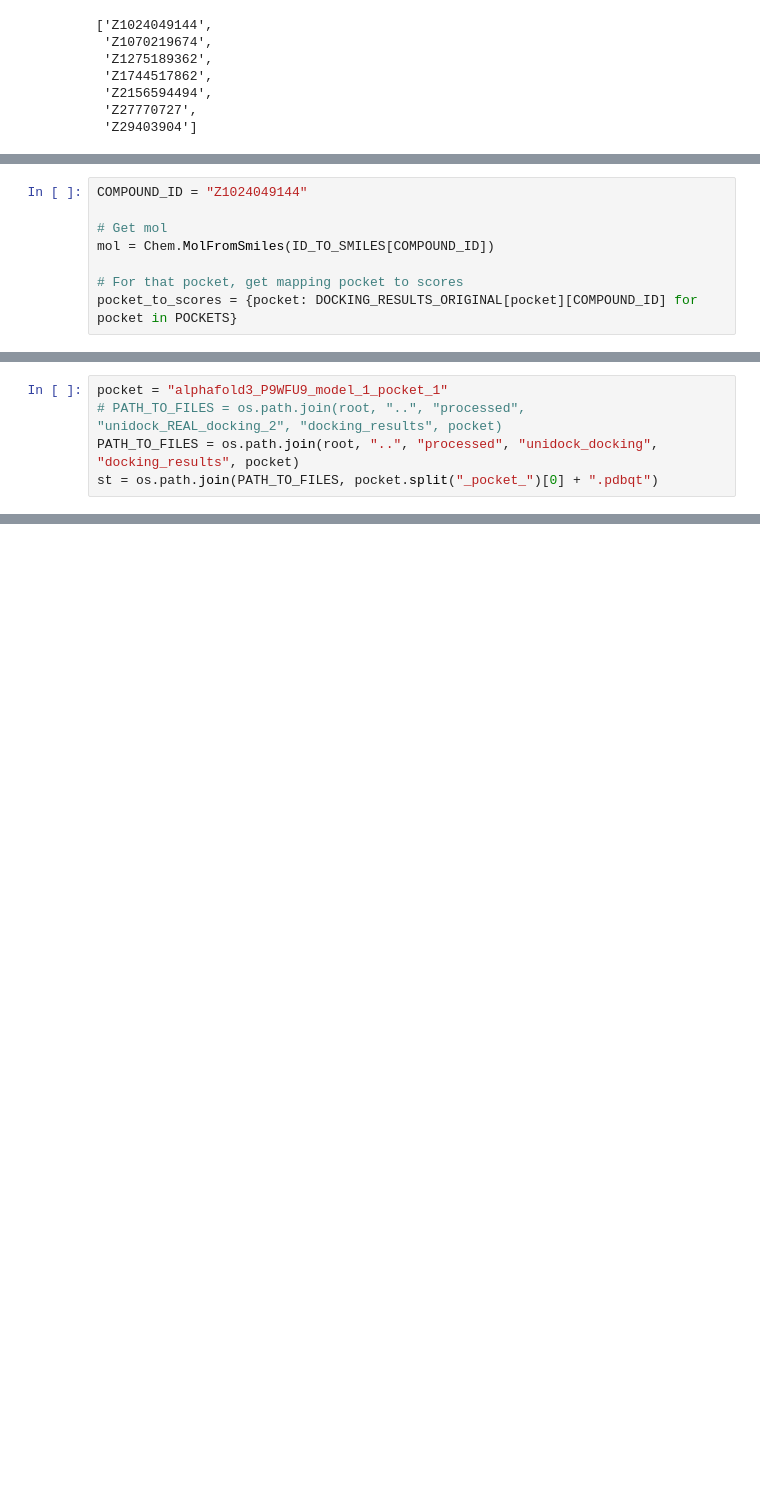
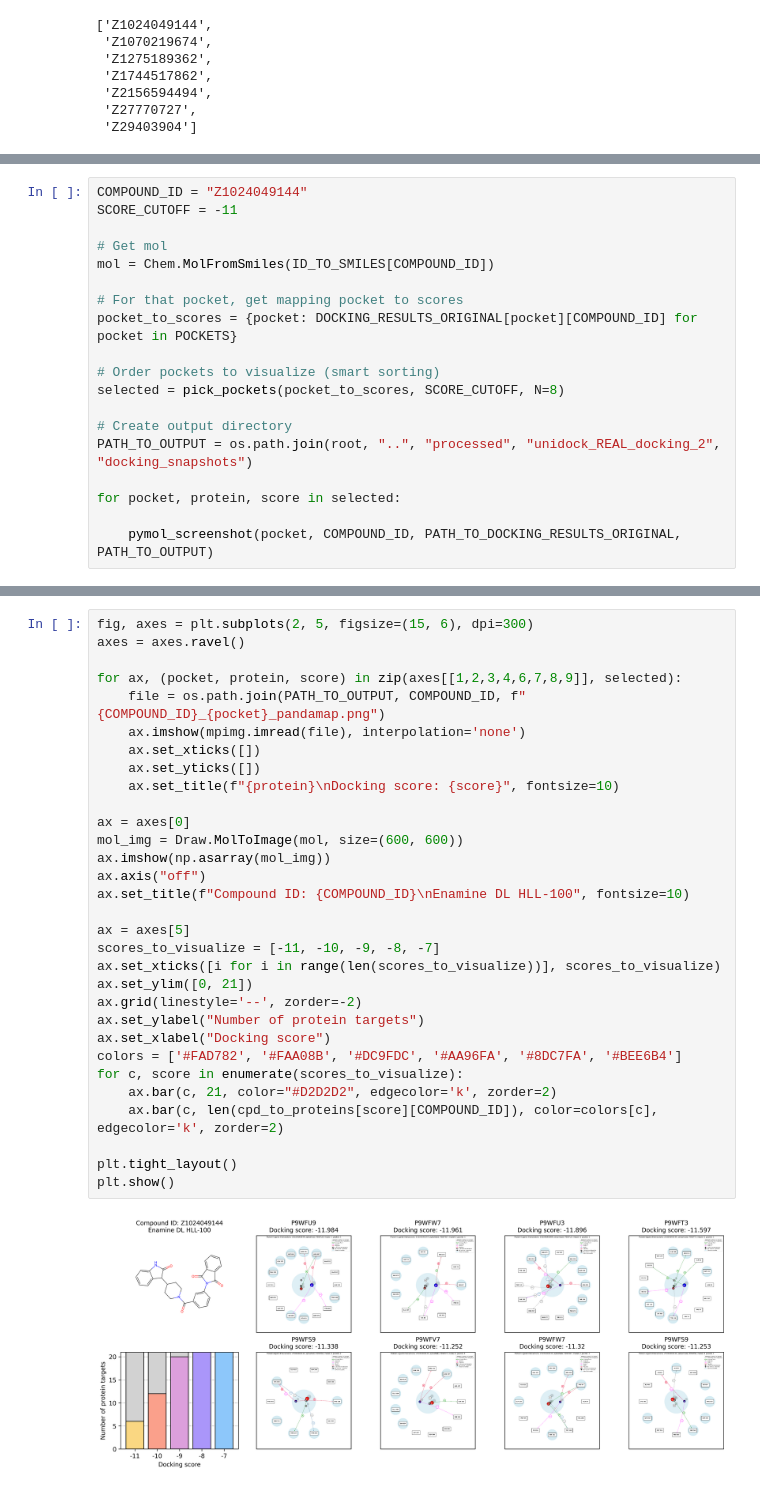
Before and after one commit to ersilia-os/mtb-targeted-protein-degradation, a Jupyter notebook: notebooks/46_docking_exploration_II.ipynb, the cells around one changed output, grey strips where cells are left out. Drawn from its saved outputs; the diff is of its cells as text; blank space fills up the shorter version.

Commit message:
more docking results

```diff
--- a/notebooks/46_docking_exploration_II.ipynb
+++ b/notebooks/46_docking_exploration_II.ipynb
@@ -291,8 +398,19 @@ compounds
 # %%
 COMPOUND_ID = "Z1024049144"
+SCORE_CUTOFF = -11
 
 # Get mol
 mol = Chem.MolFromSmiles(ID_TO_SMILES[COMPOUND_ID])
 
 # For that pocket, get mapping pocket to scores
 pocket_to_scores = {pocket: DOCKING_RESULTS_ORIGINAL[pocket][COMPOUND_ID] for pocket in POCKETS}
+
+# Order pockets to visualize (smart sorting)
+selected = pick_pockets(pocket_to_scores, SCORE_CUTOFF, N=8)
+
+# Create output directory
+PATH_TO_OUTPUT = os.path.join(root, "..", "processed", "unidock_REAL_docking_2", "docking_snapshots")
+
+for pocket, protein, score in selected:
+
+    pymol_screenshot(pocket, COMPOUND_ID, PATH_TO_DOCKING_RESULTS_ORIGINAL, PATH_TO_OUTPUT)
@@ -306,5 +434,0 @@ pocket_to_scores = {pocket: DOCKING_RESULTS_ORIGINAL[pocket][COMPOUND_ID] for po
-# %%
-pocket = "alphafold3_P9WFU9_model_1_pocket_1"
-# PATH_TO_FILES = os.path.join(root, "..", "processed", "unidock_REAL_docking_2", "docking_results", pocket)
-PATH_TO_FILES = os.path.join(root, "..", "processed", "unidock_docking", "docking_results", pocket)
-st = os.path.join(PATH_TO_FILES, pocket.split("_pocket_")[0] + ".pdbqt")
@@ -332,0 +466,33 @@ cmd.save("/home/acomajuncosa/Documents_GPU/tmp/session.pse")
+# %%
+fig, axes = plt.subplots(2, 5, figsize=(15, 6), dpi=300)
+axes = axes.ravel()
+
+for ax, (pocket, protein, score) in zip(axes[[1,2,3,4,6,7,8,9]], selected):
+    file = os.path.join(PATH_TO_OUTPUT, COMPOUND_ID, f"{COMPOUND_ID}_{pocket}_pandamap.png")
+    ax.imshow(mpimg.imread(file), interpolation='none')
+    ax.set_xticks([])
+    ax.set_yticks([])
+    ax.set_title(f"{protein}\nDocking score: {score}", fontsize=10)
+
+ax = axes[0]
+mol_img = Draw.MolToImage(mol, size=(600, 600))
+ax.imshow(np.asarray(mol_img))
+ax.axis("off")
+ax.set_title(f"Compound ID: {COMPOUND_ID}\nEnamine DL HLL-100", fontsize=10)
+
+ax = axes[5]
+scores_to_visualize = [-11, -10, -9, -8, -7]
+ax.set_xticks([i for i in range(len(scores_to_visualize))], scores_to_visualize)
+ax.set_ylim([0, 21])
+ax.grid(linestyle='--', zorder=-2)
+ax.set_ylabel("Number of protein targets")
+ax.set_xlabel("Docking score")
+colors = ['#FAD782', '#FAA08B', '#DC9FDC', '#AA96FA', '#8DC7FA', '#BEE6B4']
+for c, score in enumerate(scores_to_visualize):
+    ax.bar(c, 21, color="#D2D2D2", edgecolor='k', zorder=2)
+    ax.bar(c, len(cpd_to_proteins[score][COMPOUND_ID]), color=colors[c], edgecolor='k', zorder=2)
+
+plt.tight_layout()
+plt.show()
+# %% [output]
+[figure, added]
```
Also changed, not shown: parts of 12 cells of this notebook, 2 other files.
